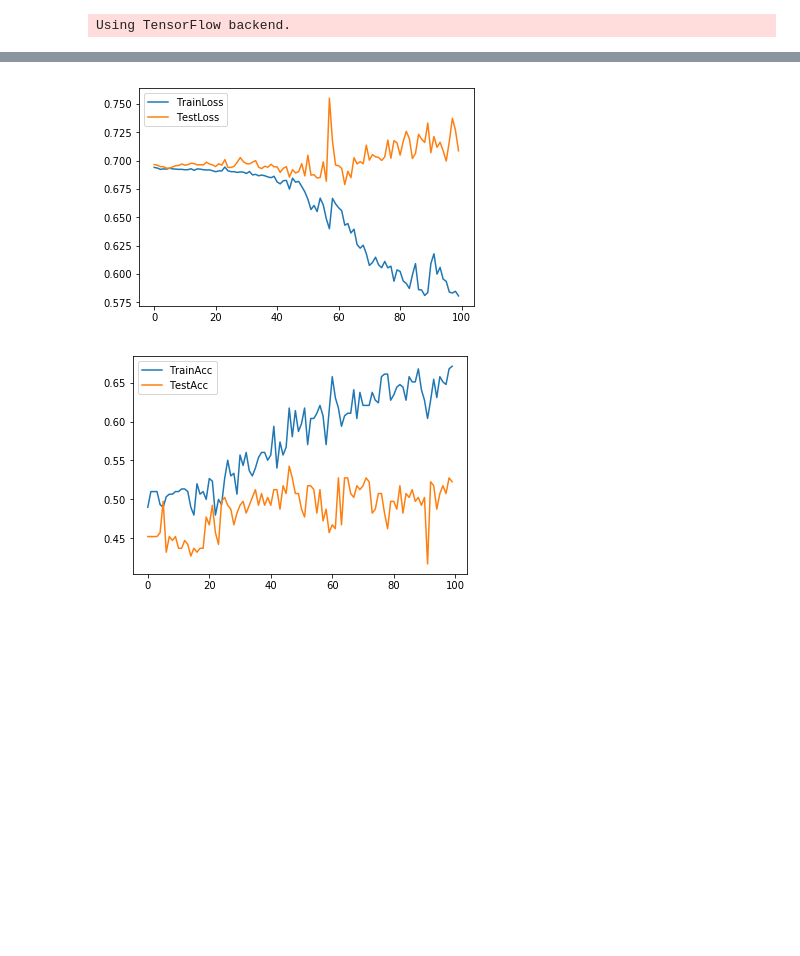
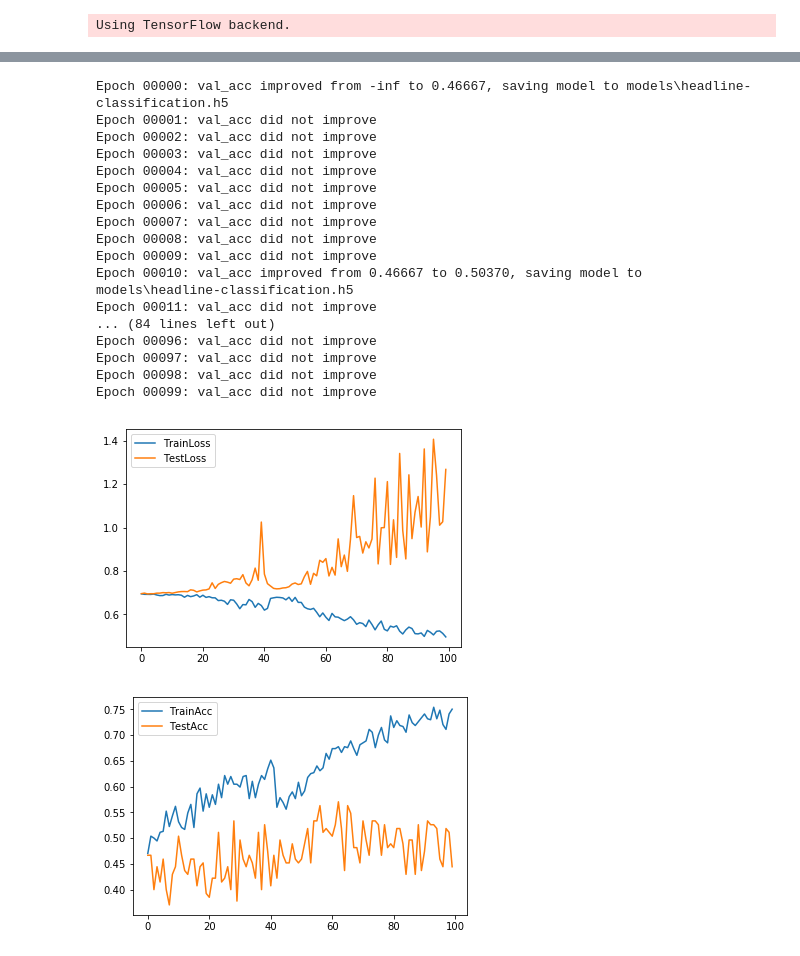
Before and after one commit to sshh12/StockMarketML, a Jupyter notebook: HeadlinePredictionClassification.ipynb, the cells around one changed output, grey strips where cells are left out. Cells and saved outputs as stored; diff of their text form; code cells hidden in the pictures; blank space fills up the shorter version.

Commit message:
HeadlinesNotWorking

```diff
--- a/HeadlinePredictionClassification.ipynb
+++ b/HeadlinePredictionClassification.ipynb
@@ -44,7 +44,7 @@ def get_model():
     model.add(LSTM(100))
     model.add(Dropout(0.5))
 
-    mode.add(Dense(20))
+    model.add(Dense(20))
     model.add(Dropout(0.5))
 
     model.add(Dense(2, activation='softmax'))
@@ -65,32 +65,49 @@ if __name__ == "__main__":
 # %%
 # Run (Train)
 
 if __name__ == "__main__":
 
     model = get_model()
 
     reduce_LR = ReduceLROnPlateau(monitor='val_acc', factor=0.9, patience=30, min_lr=1e-6, verbose=0)
     e_stopping = EarlyStopping(patience=120)
     checkpoint = ModelCheckpoint(os.path.join('models', 'headline-classification.h5'),
                                  monitor='val_acc',
-                                 verbose=1,
+                                 verbose=0,
                                  save_best_only=True)
 
     history = model.fit(trainX, trainY, epochs=epochs,
                                         batch_size=batch_size,
                                         validation_data=(testX, testY),
                                         verbose=0,
-                                        callbacks=[])
+                                        callbacks=[e_stopping, checkpoint])
 
     plt.plot(history.history['loss'])
     plt.plot(history.history['val_loss'])
     plt.legend(['TrainLoss', 'TestLoss'])
     plt.show()
 
     plt.plot(history.history['acc'])
     plt.plot(history.history['val_acc'])
     plt.legend(['TrainAcc', 'TestAcc'])
     plt.show()
 # %% [output]
+Epoch 00000: val_acc improved from -inf to 0.46667, saving model to models\headline-classification.h5
+Epoch 00001: val_acc did not improve
+Epoch 00002: val_acc did not improve
+Epoch 00003: val_acc did not improve
+Epoch 00004: val_acc did not improve
+Epoch 00005: val_acc did not improve
+Epoch 00006: val_acc did not improve
+Epoch 00007: val_acc did not improve
+Epoch 00008: val_acc did not improve
+Epoch 00009: val_acc did not improve
+Epoch 00010: val_acc improved from 0.46667 to 0.50370, saving model to models\headline-classification.h5
+Epoch 00011: val_acc did not improve
+... (84 lines left out)
+Epoch 00096: val_acc did not improve
+Epoch 00097: val_acc did not improve
+Epoch 00098: val_acc did not improve
+Epoch 00099: val_acc did not improve
-[figure, old version]
+[figure, new version]
-[figure, old version]
+[figure, new version]
```
Also changed, not shown: parts of 2 cells of this notebook, 7 other files.
